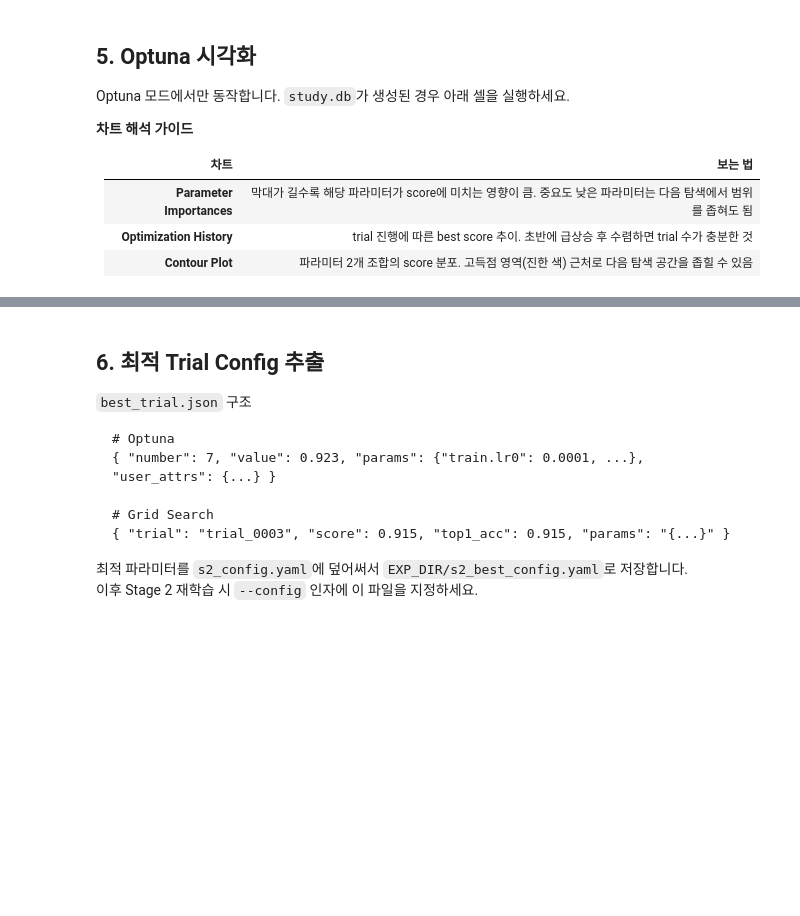
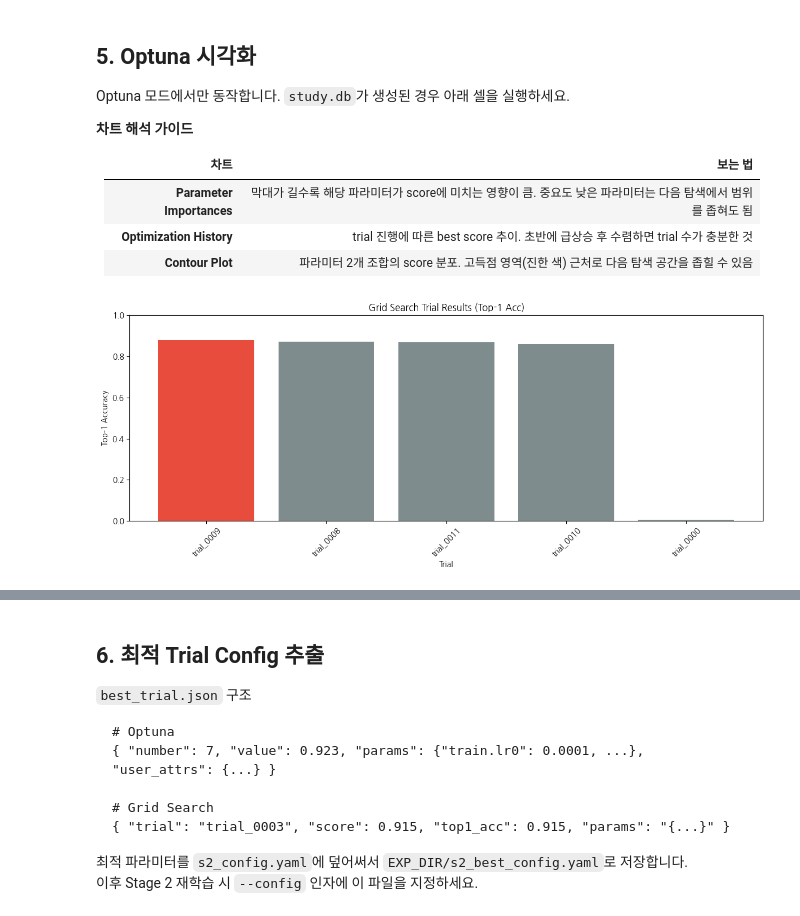
Before and after one commit to Codeit-Part2-2Team/codeit-part2-2team-project, a Jupyter notebook: notebooks/hpo_tuning_colab.ipynb, the cells around one changed output, grey strips where cells are left out. Drawn from its saved outputs; the diff is of its cells as text; code cells hidden in the pictures; blank space fills up the shorter version.

Commit message:
docs: hpo_tuning_colab 노트북 업데이트 (Grid→Optuna 전환, 드라이브 백업 추가)

```diff
--- a/notebooks/hpo_tuning_colab.ipynb
+++ b/notebooks/hpo_tuning_colab.ipynb
@@ -120,6 +145,19 @@ print("EXPECTED_DATA_YAML:", EXPECTED_DATA_YAML, EXPECTED_DATA_YAML.exists())
 import json, yaml
 import pandas as pd
 import torch
+
+# ── Import 추가 ────────────────────────────────────────────────────────
+# [작성] EL 도혁
+# [목적] 드라이브 백업 및 Git Pull 셀에서 필요한 모듈 추가
+# [변경 이력]
+#   - subprocess: Git Pull 셀 실행에 필요
+#   - shutil: results.csv 드라이브 백업에 필요
+#   - Path: 드라이브 백업 경로 설정에 필요
+#   - 승준님 원본 import 섹션에 추가
+
+import subprocess
+import shutil
+from pathlib import Path
 
 PROJECT_ROOT = Path("/content/codeit-part2-2team-project")
 os.chdir(PROJECT_ROOT)
@@ -143,8 +181,8 @@ if not S2_CONFIG.exists():
 # ── HPO 실험 설정 ─────────────────────────────────────────────────────
 # HPO_RUN_NAME: 이번 HPO 탐색 자체의 이름. 날짜 + 목적으로 구분 권장
 #   예) hpo_20260430_lr_sweep  /  hpo_20260501_backbone_search
-HPO_RUN_NAME   = "hpo_20260430_optuna_baseline"  # ← 수정
-TUNING_METHOD  = "optuna"    # "grid" 또는 "optuna"
+HPO_RUN_NAME   = "hpo_20260430_grid_quick"  # ← 수정
+TUNING_METHOD  = "grid"    # "grid" 또는 "optuna"
 TUNING_EPOCHS  = 30          # trial당 학습 epoch
 TUNING_TRIALS  = 30          # Optuna trial 수 (grid 무시)
 TUNING_METRIC  = "top1_acc"  # 최적화 기준
@@ -161,7 +199,7 @@ TUNING_METRIC  = "top1_acc"  # 최적화 기준
 #   optuna_search_space.yaml — 기본 예시
 #
 HPO_ROOT = PROJECT_ROOT / "experiments/stage2_hpo_example"
-SEARCH_SPACE_YAML = HPO_ROOT / "search_spaces/optuna_search_space.yaml"
+SEARCH_SPACE_YAML = HPO_ROOT / "search_spaces/grid_quick.yaml"
 # SEARCH_SPACE_YAML = None  # None 이면 스크립트 내 기본값 사용
 
 # ── 출력 경로: stage2_hpo_example/<HPO_RUN_NAME>/<method>/ ───────────
@@ -369,0 +510,67 @@ else:
+# %%
+# ── Grid Search 시각화 ─────────────────────────────────────────────────
+# [변경] Optuna 시각화 → Grid Search 시각화로 전환
+# [원본 Optuna 코드는 하단에 주석으로 보존]
+
+if TUNING_METHOD != "grid":
+    print("Grid Search 모드에서만 사용 가능합니다.")
+else:
+    import matplotlib.pyplot as plt
+    import matplotlib
+    matplotlib.rcParams['axes.unicode_minus'] = False
+
+    results_csv = TUNING_OUTPUT / "results.csv"
+    if not results_csv.exists():
+        print("results.csv 없음 — HPO 실행 후 다시 시도하세요.")
+    else:
+        df = pd.read_csv(results_csv)
+        df_ok = df[df["status"] == "ok"].copy()
+        df_ok["score"] = pd.to_numeric(df_ok["score"], errors="coerce")
+        df_ok["elapsed_min"] = (pd.to_numeric(df_ok["elapsed_sec"], errors="coerce") / 60).round(1)
+        df_sorted = df_ok.sort_values("score", ascending=False).reset_index(drop=True)
+
+        # Top-1 Acc 막대 그래프
+        fig, ax = plt.subplots(figsize=(12, 5))
+        colors = ["#E74C3C" if i == 0 else "#7F8C8D" for i in range(len(df_sorted))]
+        ax.bar(df_sorted["trial"], df_sorted["score"], color=colors)
+        ax.set_xlabel("Trial")
+        ax.set_ylabel("Top-1 Accuracy")
+        ax.set_title("Grid Search Trial Results (Top-1 Acc)")
+        ax.set_ylim(0, 1)
+        plt.xticks(rotation=45)
+        plt.tight_layout()
+        plt.show()
+
+        # 최적 trial 출력
+        best = df_sorted.iloc[0]
+        print(f"\n최적 Trial: {best['trial']}")
+        print(f"Top-1 Acc : {best['score']:.4f}")
+        print(f"Params    : {best['params']}")
+
+# ── [보존] 원본 Optuna 시각화 코드 ────────────────────────────────────
+# try:
+#     import optuna
+#     import optuna.visualization as vis
+#     from IPython.display import display
+#
+#     storage = f"sqlite:///{TUNING_OUTPUT / 'study.db'}"
+#     study = optuna.load_study(study_name="stage2_optuna", storage=storage)
+#
+#     print(f"완료 trial 수: {len(study.trials)}")
+#     print(f"최적 trial  : trial_{study.best_trial.number:04d}  "
+#           f"{TUNING_METRIC}={study.best_value:.4f}")
+#     print(f"최적 params : {study.best_params}")
+#
+#     fig_imp = vis.plot_param_importances(study)
+#     fig_imp.show()
+#     fig_hist = vis.plot_optimization_history(study)
+#     fig_hist.show()
+#     fig_cont = vis.plot_contour(study)
+#     fig_cont.show()
+#
+# except ModuleNotFoundError:
+#     print("optuna 미설치: pip install optuna plotly")
+# except Exception as e:
+#     print(f"시각화 오류: {e}")
+# %% [output]
+[figure, added]
```
Also changed, not shown: parts of 17 cells of this notebook.
